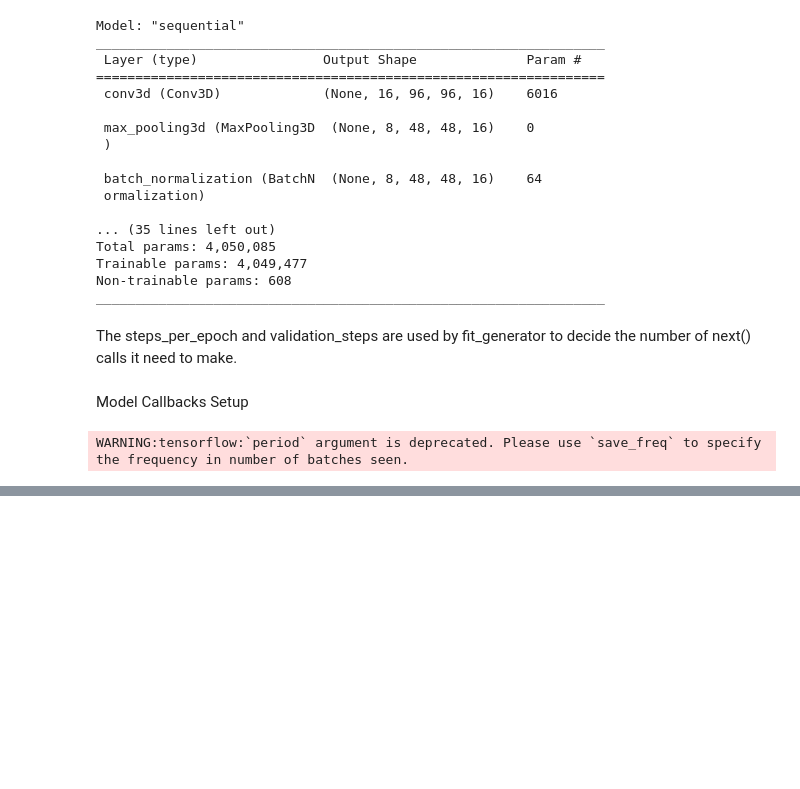
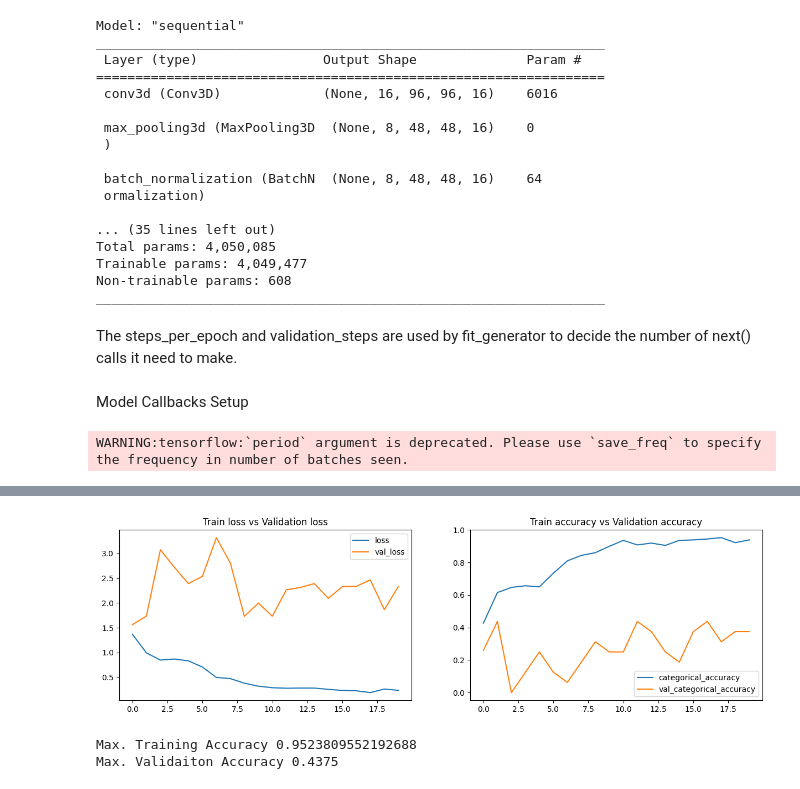
Before and after one commit to vishurj/Gesture_Recognition, a Jupyter notebook: Gesture_recognition.ipynb, the cells around one changed output, grey strips where cells are left out. Saved outputs shown, nothing was run; the diff lists cells and outputs as text; code cells hidden in the pictures; blank space fills up the shorter version.

```diff
--- a/Gesture_recognition.ipynb
+++ b/Gesture_recognition.ipynb
@@ -283,0 +477,20 @@ def testBatchSize(batch_size, n_frames):
+# %%
+n_frames = 30
+num_epochs = 20
+batch_size = 64
+
+img_tensor = getImgTensor(n_frames)
+train_generator = generator(train_path, train_doc, batch_size, img_tensor)
+val_generator = generator(val_path, val_doc, batch_size, img_tensor)
+
+if (num_train_sequences%batch_size) == 0:
+    steps_per_epoch = int(num_train_sequences/batch_size)
+else:
+    steps_per_epoch = (num_train_sequences//batch_size) + 1
+
+if (num_val_sequences%batch_size) == 0:
+    validation_steps = int(num_val_sequences/batch_size)
+else:
+    validation_steps = (num_val_sequences//batch_size) + 1
+
+inputShape = (len(img_tensor[0]), img_tensor[1], img_tensor[2], img_tensor[3])
@@ -283,0 +640,4 @@ def testBatchSize(batch_size, n_frames):
+# %%
+model4_history = model4.fit_generator(train_generator, steps_per_epoch=steps_per_epoch, epochs=num_epochs, verbose=1,
+            callbacks=callbacks_list, validation_data=val_generator,
+            validation_steps=validation_steps, class_weight=None, workers=1, initial_epoch=0)
@@ -283,0 +662,6 @@ def testBatchSize(batch_size, n_frames):
+# %%
+plotModelHistory(model4_history)
+# %% [output]
+[figure, added]
+Max. Training Accuracy 0.9523809552192688
+Max. Validaiton Accuracy 0.4375
```
Also changed, not shown: parts of 16 cells of this notebook.
